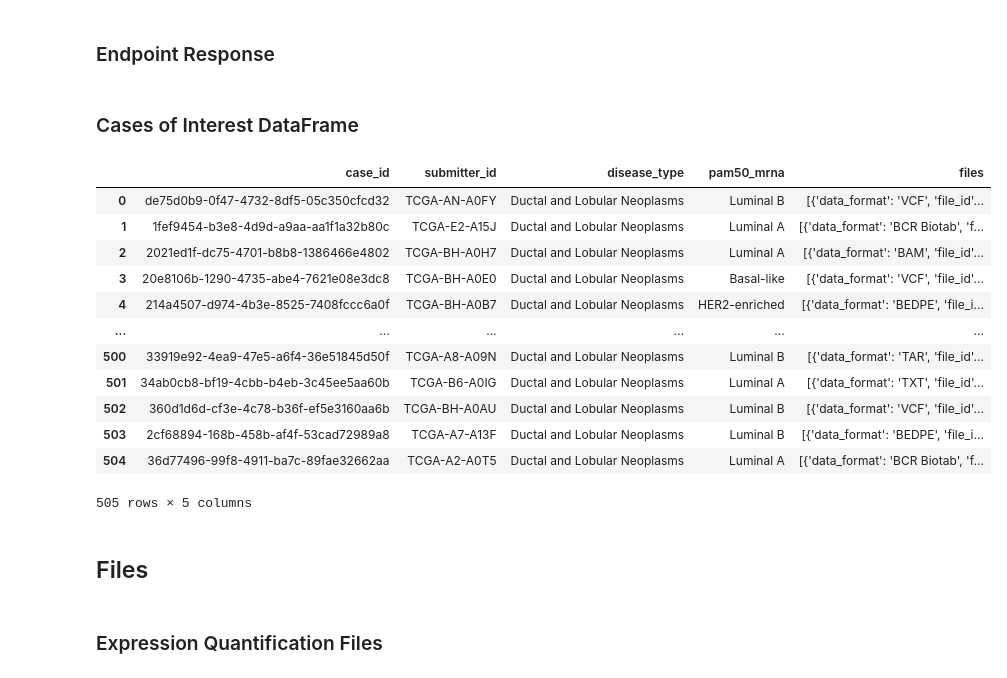
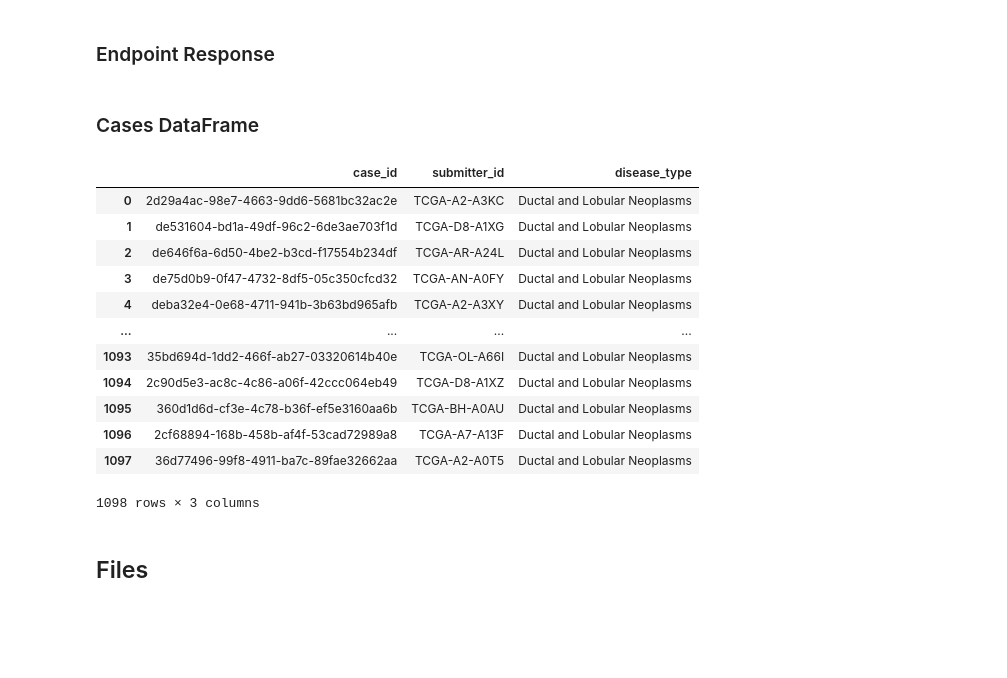
Before and after one commit to MylenaRoberta/pan-cancer-analysis, a Jupyter notebook: notebooks/01_tcga-brca/01_brca-metadata-preprocessing.ipynb, the cells around one changed output. Drawn from its saved outputs; the diff is of its cells as text; code cells hidden in the pictures; blank space fills up the shorter version.

Commit message:
feat(tcga-brca): refine and refactor TCGA-BRCA metadata preprocessing

```diff
--- a/notebooks/01_tcga-brca/01_brca-metadata-preprocessing.ipynb
+++ b/notebooks/01_tcga-brca/01_brca-metadata-preprocessing.ipynb
@@ -172,7 +164,7 @@ filters = {
     'op': 'in',
     'content': {
         'field': 'projects.project_id',
-        'value': GDC_API_REQUESTS_CONSTANTS['projects']
+        'value': BRCA_PREPROCESSING_PARAMETERS['project_ids']
     }
 }
 
@@ -181,7 +173,7 @@ projects_response = gdc_api_request(
     endpoint=GDC_API_ENDPOINTS['projects'],
     fields=fields,
     filters=filters,
-    size=len(GDC_API_REQUESTS_CONSTANTS['projects'])
+    size=len(BRCA_PREPROCESSING_PARAMETERS['project_ids'])
 )
 # %% [markdown]
 ### Project DataFrame
@@ -274,40 +234,27 @@ cases_response = gdc_api_request(
 )
 # %% [markdown]
-### Cases of Interest DataFrame
+### Cases DataFrame
 # %%
-# Create the DataFrame of TCGA-BRCA cases of interest with associated files
+# Create the TCGA-BRCA cases metadata DataFrame
 df_api_cases = pd.json_normalize(cases_response) \
     .rename(columns={'id': 'case_id'}) \
-    [['case_id', 'submitter_id', 'disease_type', 'files']]
-
-# Retrieve the molecular subtype classification of cases
-df_api_cases = df_api_cases \
-    .merge(
-        right=df_paper_cases,
-        left_on='submitter_id',
-        right_on='complete_tcga_id',
-        how='inner'
-    ) \
-    [['case_id', 'submitter_id', 'disease_type', 'pam50_mrna', 'files']]
+    [['case_id', 'submitter_id', 'disease_type']]
 # %%
-# Print the DataFrame of TCGA-BRCA cases of interest with associated files
-pd.set_option('display.max_colwidth', 200)
+# Print the TCGA-BRCA cases metadata DataFrame
 df_api_cases
 # %% [output]
-|  | case_id | submitter_id | disease_type | pam50_mrna | files |
-| 0 | de75d0b9-0f47-4732-8df5-05c350cfcd32 | TCGA-AN-A0FY | Ductal and Lobular Neoplasms | Luminal B | [{'data_format': 'VCF', 'file_id'... |
-| 1 | 1fef9454-b3e8-4d9d-a9aa-aa1f1a32b80c | TCGA-E2-A15J | Ductal and Lobular Neoplasms | Luminal A | [{'data_format': 'BCR Biotab', 'f... |
-| 2 | 2021ed1f-dc75-4701-b8b8-1386466e4802 | TCGA-BH-A0H7 | Ductal and Lobular Neoplasms | Luminal A | [{'data_format': 'BAM', 'file_id'... |
-| 3 | 20e8106b-1290-4735-abe4-7621e08e3dc8 | TCGA-BH-A0E0 | Ductal and Lobular Neoplasms | Basal-like | [{'data_format': 'VCF', 'file_id'... |
-| 4 | 214a4507-d974-4b3e-8525-7408fccc6a0f | TCGA-BH-A0B7 | Ductal and Lobular Neoplasms | HER2-enriched | [{'data_format': 'BEDPE', 'file_i... |
-| ... | ... | ... | ... | ... | ... |
-| 500 | 33919e92-4ea9-47e5-a6f4-36e51845d50f | TCGA-A8-A09N | Ductal and Lobular Neoplasms | Luminal B | [{'data_format': 'TAR', 'file_id'... |
-| 501 | 34ab0cb8-bf19-4cbb-b4eb-3c45ee5aa60b | TCGA-B6-A0IG | Ductal and Lobular Neoplasms | Luminal A | [{'data_format': 'TXT', 'file_id'... |
-| 502 | 360d1d6d-cf3e-4c78-b36f-ef5e3160aa6b | TCGA-BH-A0AU | Ductal and Lobular Neoplasms | Luminal B | [{'data_format': 'VCF', 'file_id'... |
-| 503 | 2cf68894-168b-458b-af4f-53cad72989a8 | TCGA-A7-A13F | Ductal and Lobular Neoplasms | Luminal B | [{'data_format': 'BEDPE', 'file_i... |
-| 504 | 36d77496-99f8-4911-ba7c-89fae32662aa | TCGA-A2-A0T5 | Ductal and Lobular Neoplasms | Luminal A | [{'data_format': 'BCR Biotab', 'f... |
+|  | case_id | submitter_id | disease_type |
+| 0 | 2d29a4ac-98e7-4663-9dd6-5681bc32ac2e | TCGA-A2-A3KC | Ductal and Lobular Neoplasms |
+| 1 | de531604-bd1a-49df-96c2-6de3ae703f1d | TCGA-D8-A1XG | Ductal and Lobular Neoplasms |
+| 2 | de646f6a-6d50-4be2-b3cd-f17554b234df | TCGA-AR-A24L | Ductal and Lobular Neoplasms |
+| 3 | de75d0b9-0f47-4732-8df5-05c350cfcd32 | TCGA-AN-A0FY | Ductal and Lobular Neoplasms |
+| 4 | deba32e4-0e68-4711-941b-3b63bd965afb | TCGA-A2-A3XY | Ductal and Lobular Neoplasms |
+| ... | ... | ... | ... |
+| 1093 | 35bd694d-1dd2-466f-ab27-03320614b40e | TCGA-OL-A66I | Ductal and Lobular Neoplasms |
+| 1094 | 2c90d5e3-ac8c-4c86-a06f-42ccc064eb49 | TCGA-D8-A1XZ | Ductal and Lobular Neoplasms |
+| 1095 | 360d1d6d-cf3e-4c78-b36f-ef5e3160aa6b | TCGA-BH-A0AU | Ductal and Lobular Neoplasms |
+| 1096 | 2cf68894-168b-458b-af4f-53cad72989a8 | TCGA-A7-A13F | Ductal and Lobular Neoplasms |
+| 1097 | 36d77496-99f8-4911-ba7c-89fae32662aa | TCGA-A2-A0T5 | Ductal and Lobular Neoplasms |
-505 rows × 5 columns
+1098 rows × 3 columns
 # %% [markdown]
 ## Files
-# %% [markdown]
-### Expression Quantification Files
```
Also changed, not shown: parts of 58 cells of this notebook, 11 other files.
